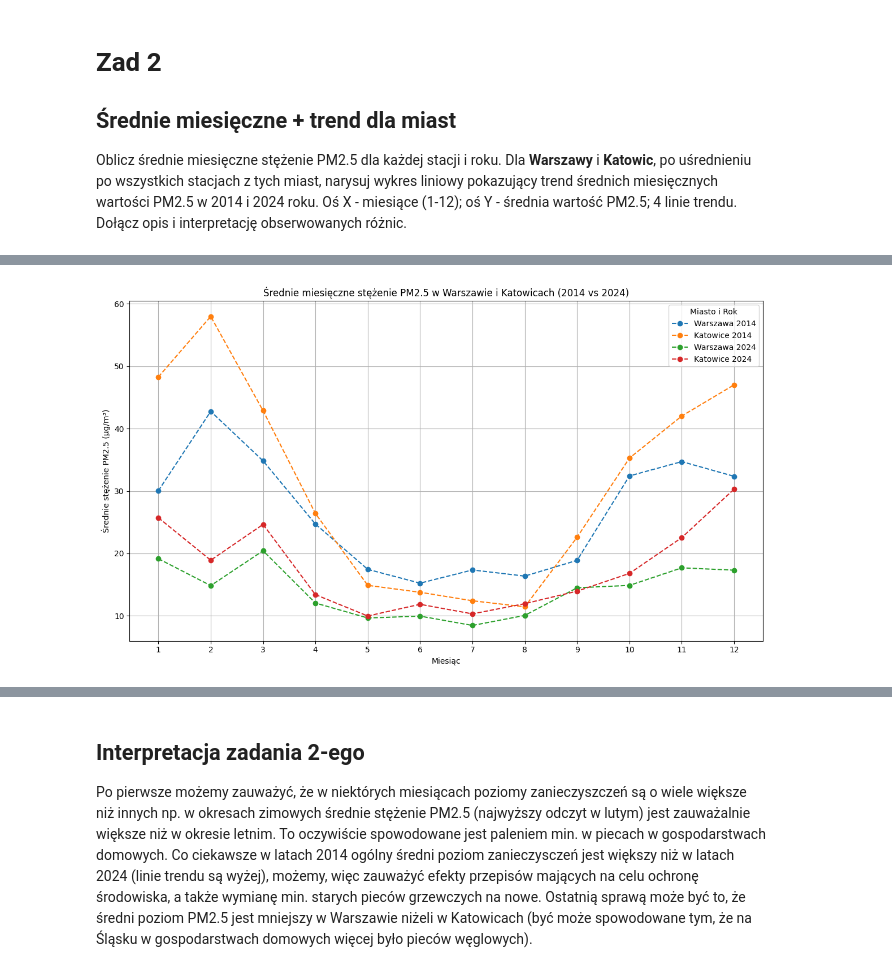
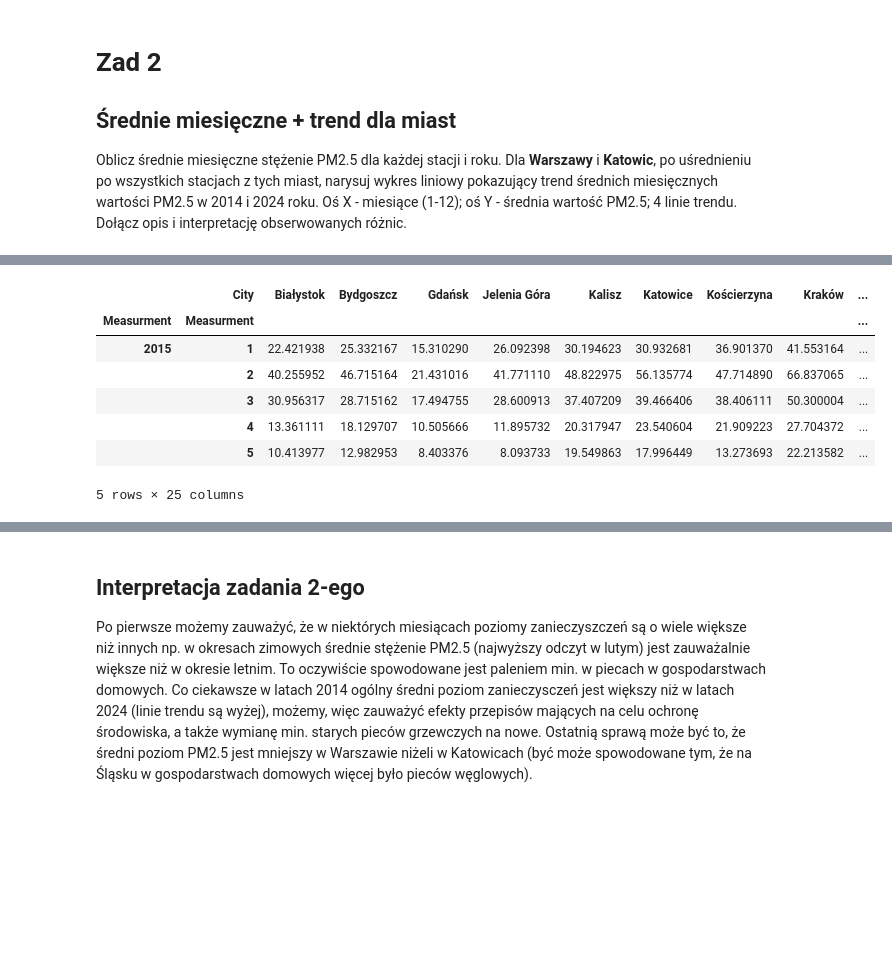
Before and after one commit to ejhuus/ZTP3_gr3, a Jupyter notebook: main.ipynb, the cells around one changed output, grey strips where cells are left out. Cells and saved outputs as stored; diff of their text form; code cells hidden in the pictures; blank space fills up the shorter version.

```diff
--- a/projekt_1_ignacy_damian.ipynb
+++ b/main.ipynb
@@ -271,21 +105,12 @@ Dane do wykresu trendów dla Warszawy i Katowic:
-# %%
-# Rysowanie wykresu trendów
-fig, ax = plt.subplots(figsize=(12, 7))
-
-for (city, year), data in trends_data.items():
-    # Miesiące na osi X
-    months = range(1, 13)
-    ax.plot(months, data.values, marker='o', linestyle='--', label=f'{city} {year}')
-
-# Ustawienia wykresu
-ax.set_title('Średnie miesięczne stężenie PM2.5 w Warszawie i Katowicach (2014 vs 2024)')
-ax.set_xlabel('Miesiąc')
-ax.set_ylabel('Średnie stężenie PM2.5 (µg/m³)')
-ax.set_xticks(months)
-ax.legend(title='Miasto i Rok')
-ax.grid(True)
-
-plt.tight_layout()
-plt.show()
-# %% [output]
-[figure, removed]
+# %%
+monthly_cities = group_monthly_cities(final_df)
+monthly_cities.head()
+# %% [output]
+|  | City | Białystok | Bydgoszcz | Gdańsk | Jelenia Góra | Kalisz | Katowice | Kościerzyna | Kraków | ... |
+| Measurment | Measurment |  |  |  |  |  |  |  |  | ... |
+| 2015 | 1 | 22.421938 | 25.332167 | 15.310290 | 26.092398 | 30.194623 | 30.932681 | 36.901370 | 41.553164 | ... |
+|  | 2 | 40.255952 | 46.715164 | 21.431016 | 41.771110 | 48.822975 | 56.135774 | 47.714890 | 66.837065 | ... |
+|  | 3 | 30.956317 | 28.715162 | 17.494755 | 28.600913 | 37.407209 | 39.466406 | 38.406111 | 50.300004 | ... |
+|  | 4 | 13.361111 | 18.129707 | 10.505666 | 11.895732 | 20.317947 | 23.540604 | 21.909223 | 27.704372 | ... |
+|  | 5 | 10.413977 | 12.982953 | 8.403376 | 8.093733 | 19.549863 | 17.996449 | 13.273693 | 22.213582 | ... |
+5 rows × 25 columns
```
Also changed, not shown: parts of 22 cells of this notebook, 5 other files.
